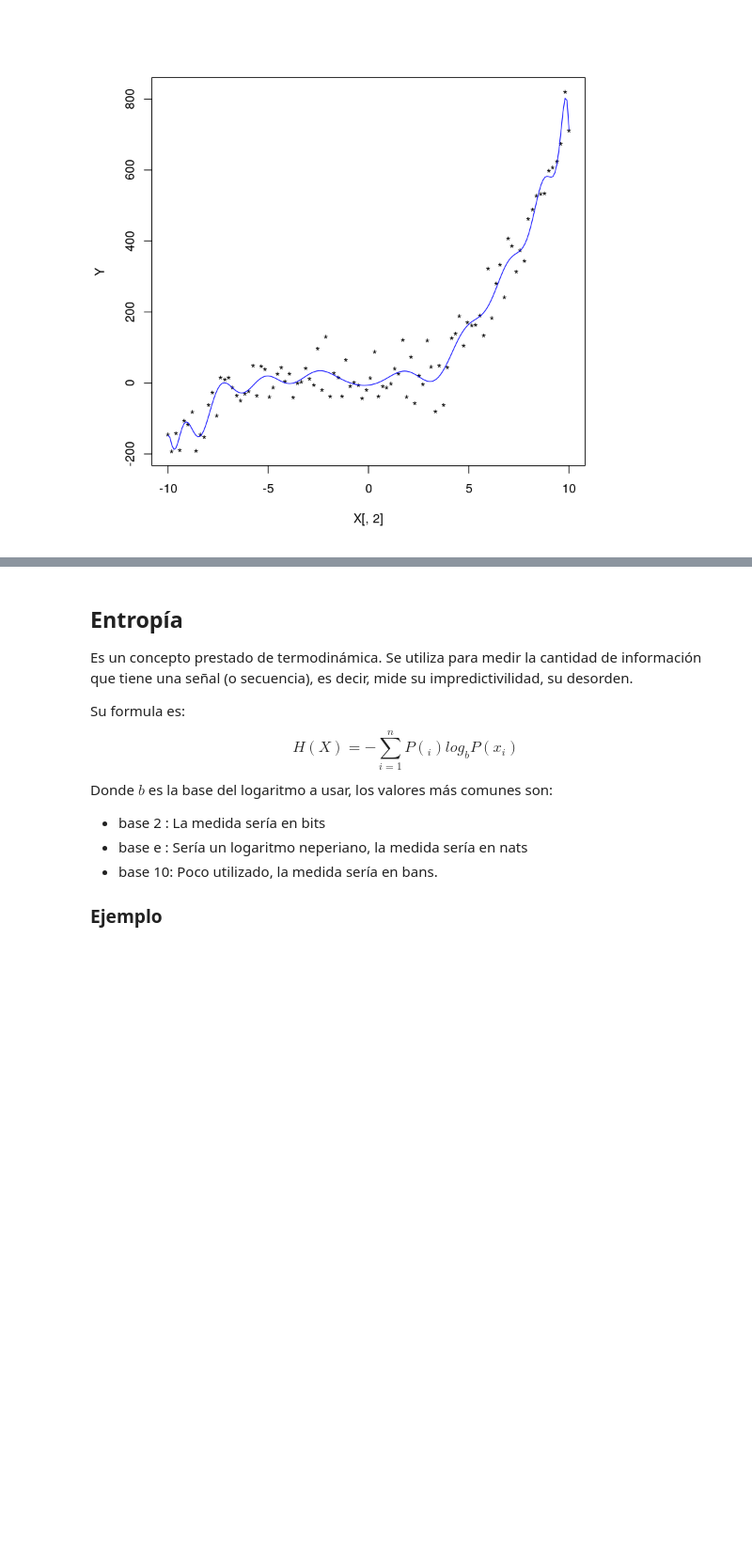
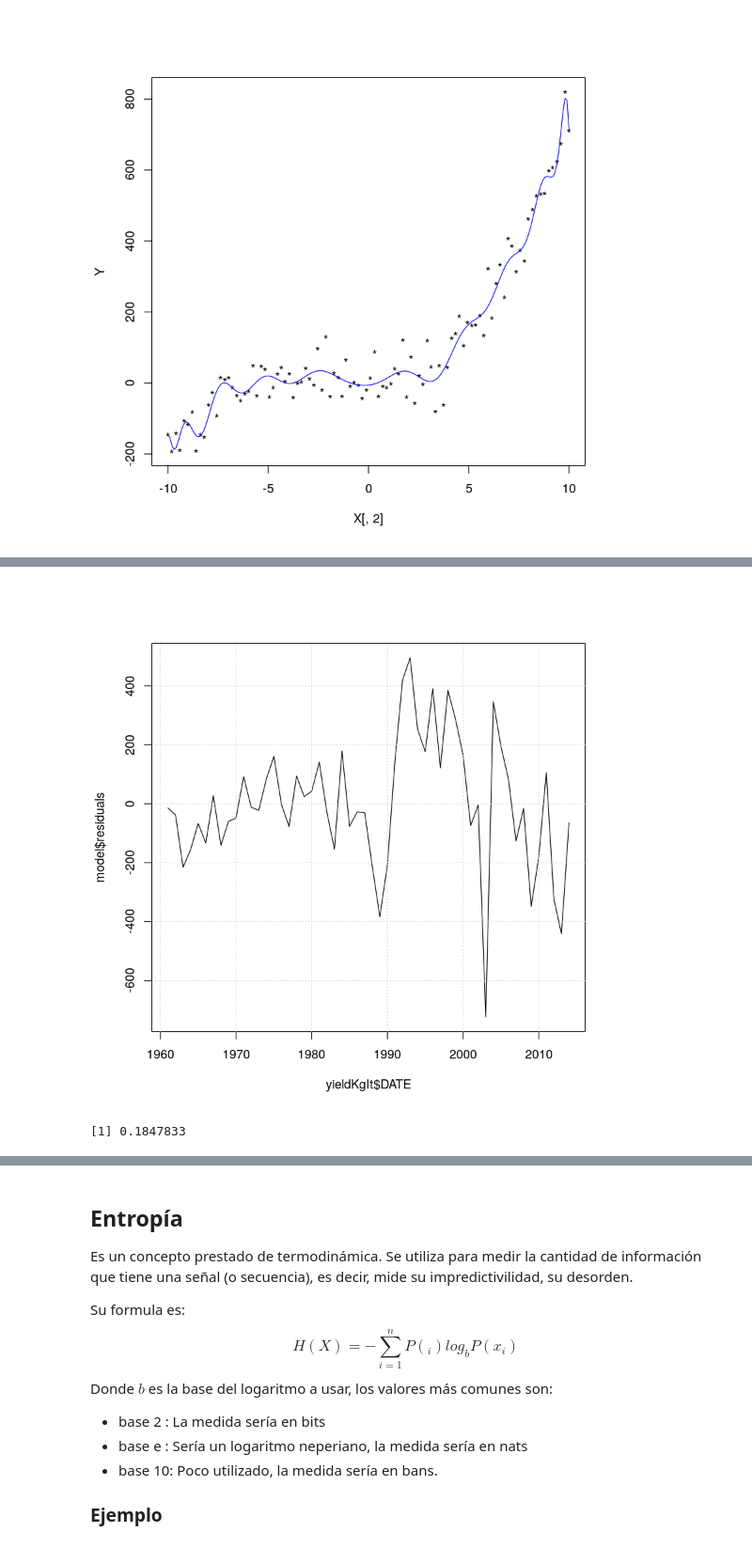
Before and after one commit to planga82/KeepCodingEstadisticaR, a Jupyter notebook: 5 - Relaciones entre variables.ipynb, the cells around one changed output, grey strips where cells are left out. Shown at 94% size. Saved outputs shown, nothing was run; the diff lists cells and outputs as text; code cells hidden in the pictures; blank space fills up the shorter version.

```diff
--- a/5 - Relaciones entre variables.ipynb
+++ b/5 - Relaciones entre variables.ipynb
@@ -762,3 +873,16 @@ poly(x, 24)20  poly(x, 24)21  poly(x, 24)22  poly(x, 24)23  poly(x, 24)24
+# %%
+residuals<-data.frame(DATE=yieldKgIt$DATE,res=model$residuals)
+plot(yieldKgIt$DATE,model$residuals,t="l")
+grid()
+# %% [output]
+[figure, added]
+# %%
+residuals<-data.frame(DATE=yieldKgIt$DATE,res=model$residuals)
+weather<-read.csv("~/Downloads/gsoy-latest/ITE00100550.csv", sep = ",")
+wc<-merge(weather[,c("DATE","PRCP")],residuals,by="DATE")
+cor(wc$PRCP,wc$res,use="complete.obs")
+# %% [output]
+[1] 0.1847833
 # %% [markdown]
 # Teoría de la información
 
```
Also changed, not shown: parts of 17 cells of this notebook, 19 other files.
